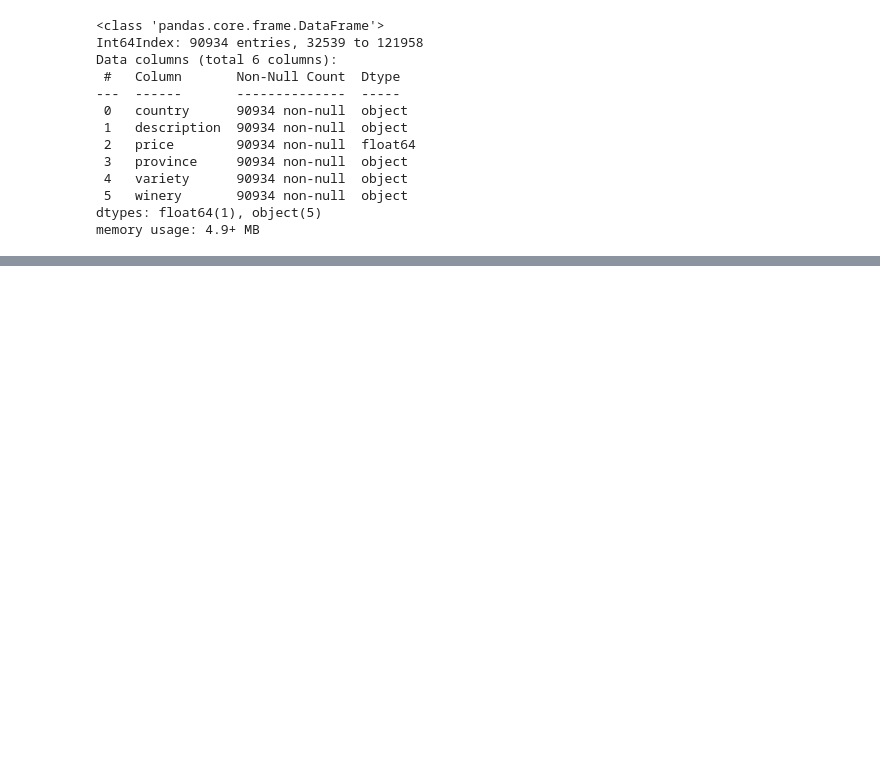
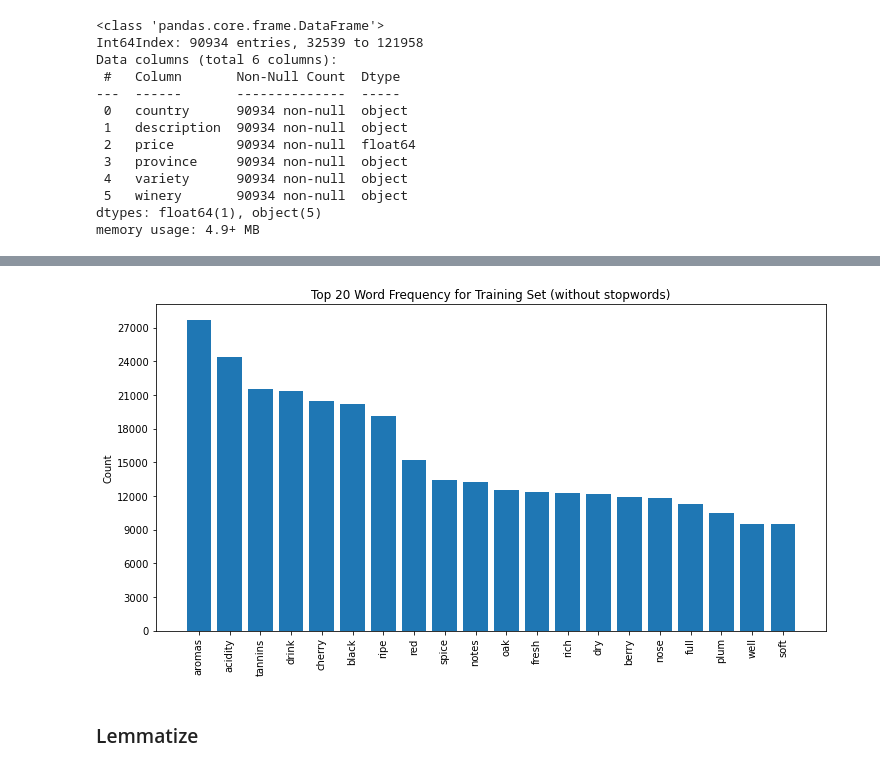
Before and after one commit to elizabeth524/Capstone-Project, a Jupyter notebook: Wine-Reviews-NLP.ipynb, the cells around one changed output, grey strips where cells are left out. Drawn from its saved outputs; the diff is of its cells as text; code cells hidden in the pictures; blank space fills up the shorter version.

```diff
--- a/Wine-Reviews-NLP.ipynb
+++ b/Wine-Reviews-NLP.ipynb
@@ -268,0 +523,13 @@ ValueError: Found input variables with inconsistent numbers of samples: [118260,
+# %%
+# Add stopwords specific to this dataset
+wine = ['wine', 'flavors', 'fruit', 'palate', 'finish']
+stopwords.extend(wine)
+# %%
+# Create a function for removing stopwords
+def remove_stopwords(token_list):
+    stopwords_removed = [token for token in token_list if token not in stopwords]
+    return stopwords_removed
+# %%
+# Create a new column for text without stopwords
+nlp_df['text_without_stopwords'] = nlp_df['text_tokenized'].apply(remove_stopwords)
+nlp_df.head()
@@ -268,0 +543,10 @@ ValueError: Found input variables with inconsistent numbers of samples: [118260,
+# %%
+new_train_freq_dist = FreqDist(nlp_df['text_without_stopwords'].explode())
+# %%
+visualize_top_20(new_train_freq_dist,
+                 "Top 20 Word Frequency for Training Set (without stopwords)")
+#plt.savefig('Top20withoutStopwords.jpg')
+# %% [output]
+[figure, added]
+# %% [markdown]
+### Lemmatize
```
Also changed, not shown: parts of 137 cells of this notebook.
